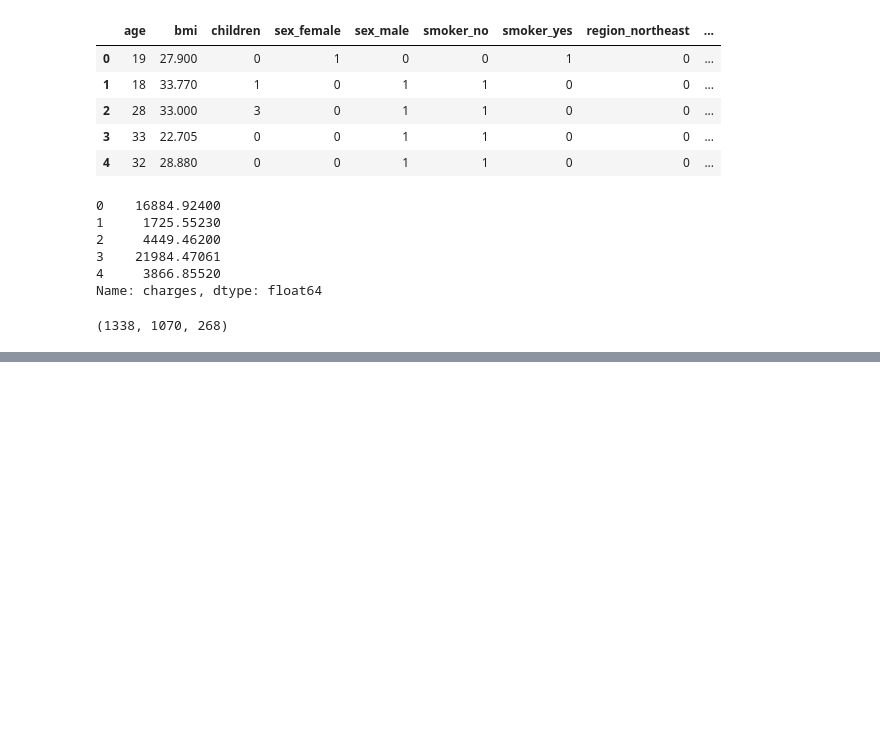
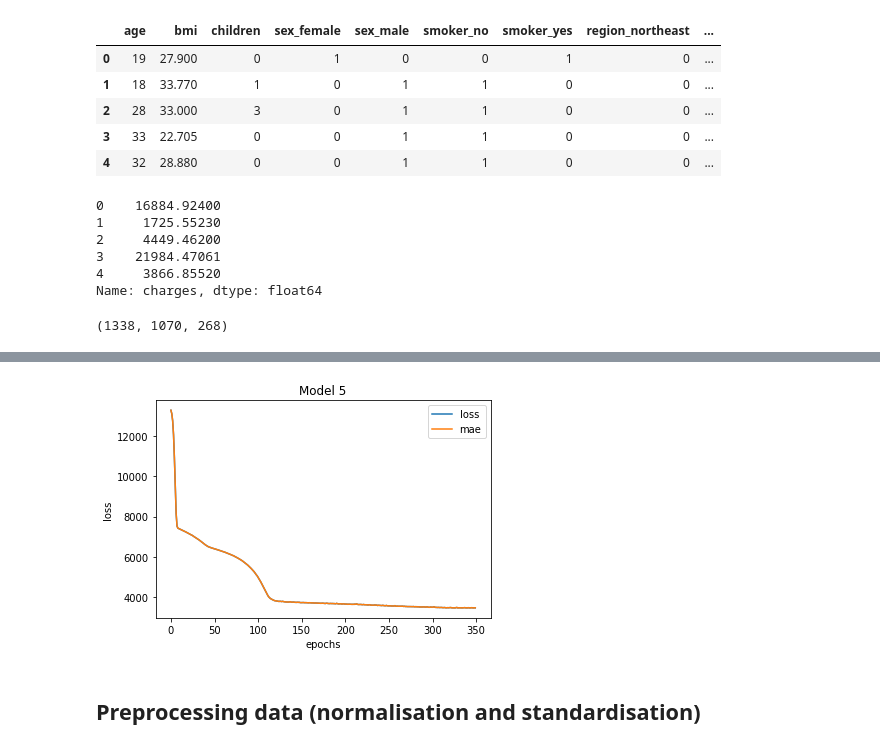
Before and after one commit to gwalshe73/TFDevCert2021, a Jupyter notebook: 01_neural_network_regression_with_tensorflow_video.ipynb, the cells around one changed output, grey strips where cells are left out. Drawn from its saved outputs; the diff is of its cells as text; code cells hidden in the pictures; blank space fills up the shorter version.

```diff
--- a/01_neural_network_regression_with_tensorflow_video.ipynb
+++ b/01_neural_network_regression_with_tensorflow_video.ipynb
@@ -942,0 +1031,3 @@ insurance_model.evaluate(X_test, y_test)
+# %%
+### Try us EarlyStoppingCallback to stop the training automatically
+loss_check = tf.keras.callbacks.EarlyStopping(monitor="loss", patience=20, mode="min", verbose=1)
@@ -943 +1055,7 @@ insurance_model.evaluate(X_test, y_test)
+# %%
+training_curve(history_5, "Model 5")
+# %% [output]
+[figure, added]
+# %% [markdown]
+## Preprocessing data (normalisation and standardisation)
 # %%
```
Also changed, not shown: parts of 35 cells of this notebook.
